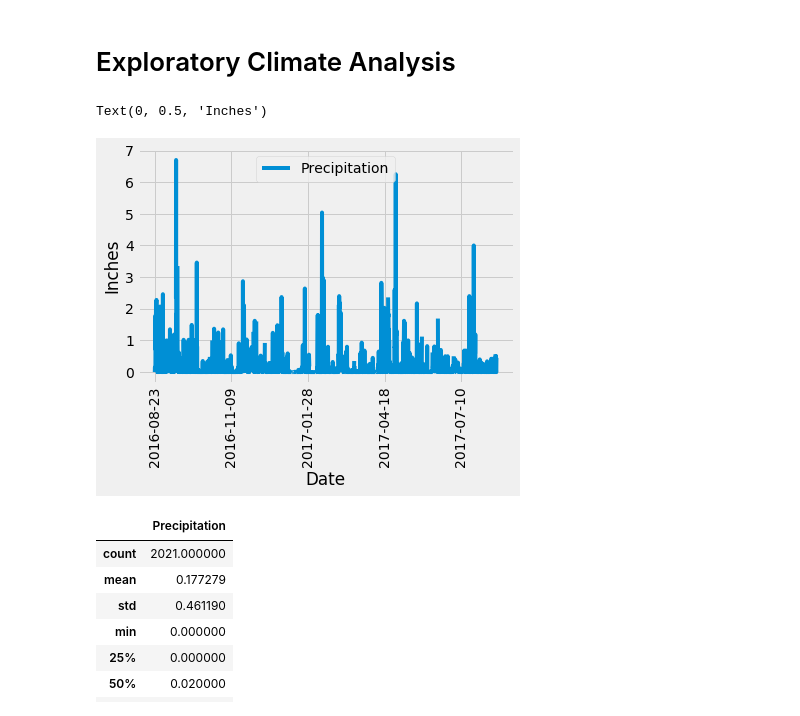
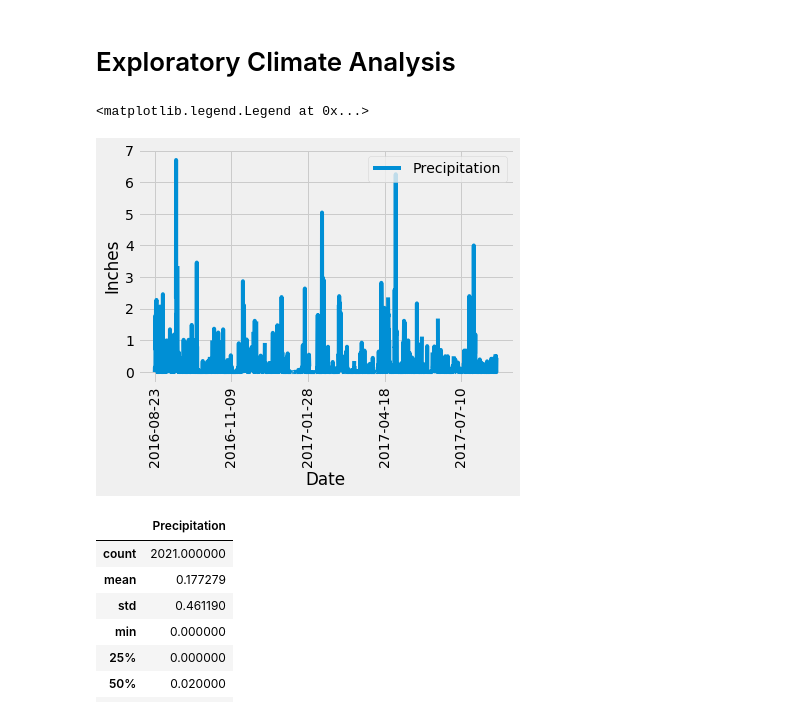
Before and after one commit to j1candel/sqlalchemy-challenge, a Jupyter notebook: climate_starter.ipynb, the cells around one changed output. Drawn from its saved outputs; the diff is of its cells as text; code cells hidden in the pictures.

```diff
--- a/climate_starter.ipynb
+++ b/climate_starter.ipynb
@@ -101,7 +101,7 @@ results = session.query(measurement.date, measurement.prcp).\
 # Closing session
 session.close()
 # %%
-# Performi a query to retrieve the data and precipitation scores
-data = [result[0] for result in results]
+# Performing a query to retrieve the data and precipitation scores
+date = [result[0] for result in results]
 prcp = [result[1] for result in results]
 # %%
@@ -119,7 +120,9 @@ results_df = results_df.sort_values('Date')
 # %%
+# Plotting the date and precipitation
 results_df.plot(rot=90)
 plt.ylabel("Inches")
+plt.legend(loc='upper right')
 # %% [output]
-Text(0, 0.5, 'Inches')
+<matplotlib.legend.Legend at 0x...>
-[figure, old version]
+[figure, new version]
 # %%
```
Also changed, not shown: parts of 13 cells of this notebook.
